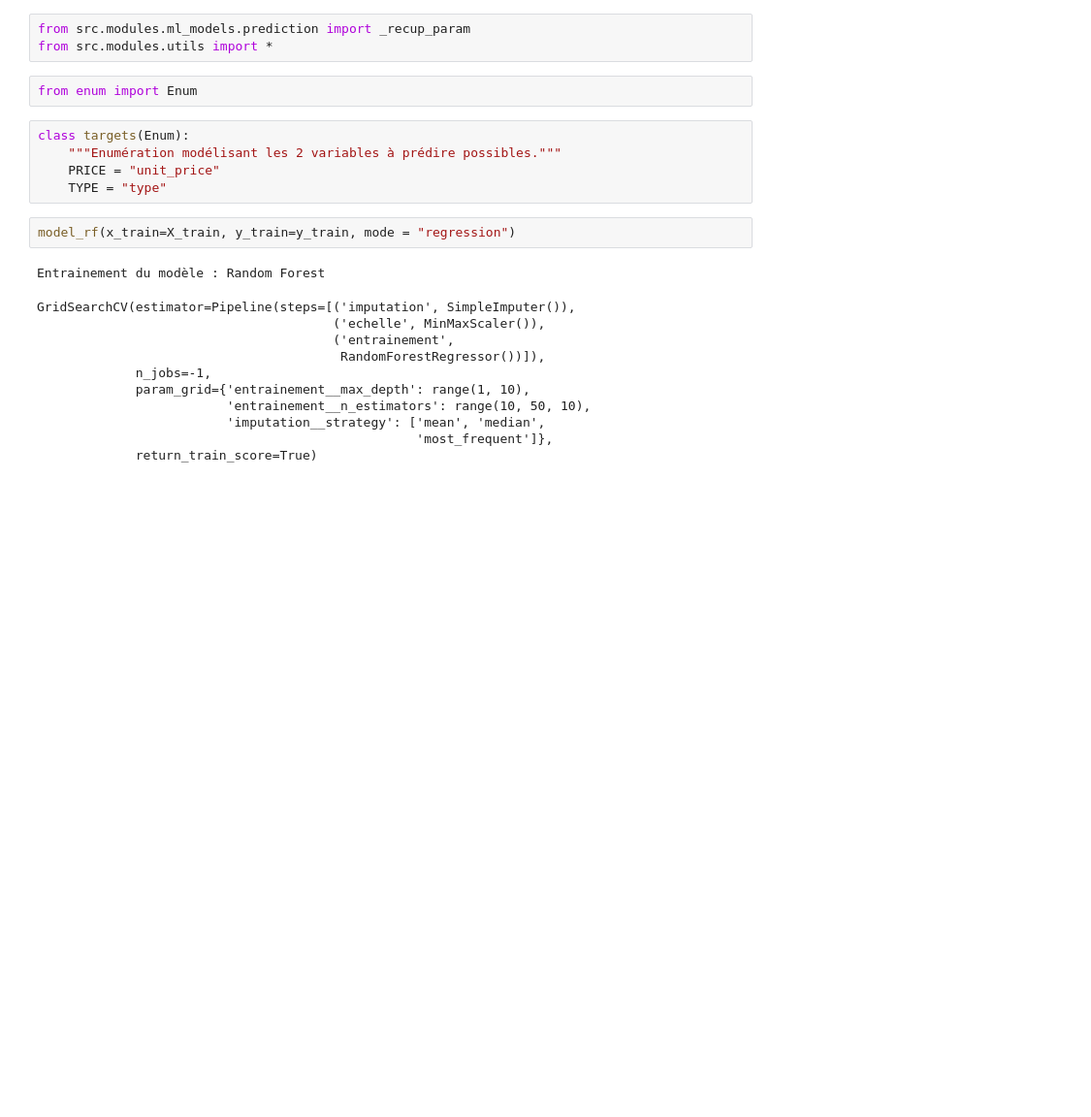
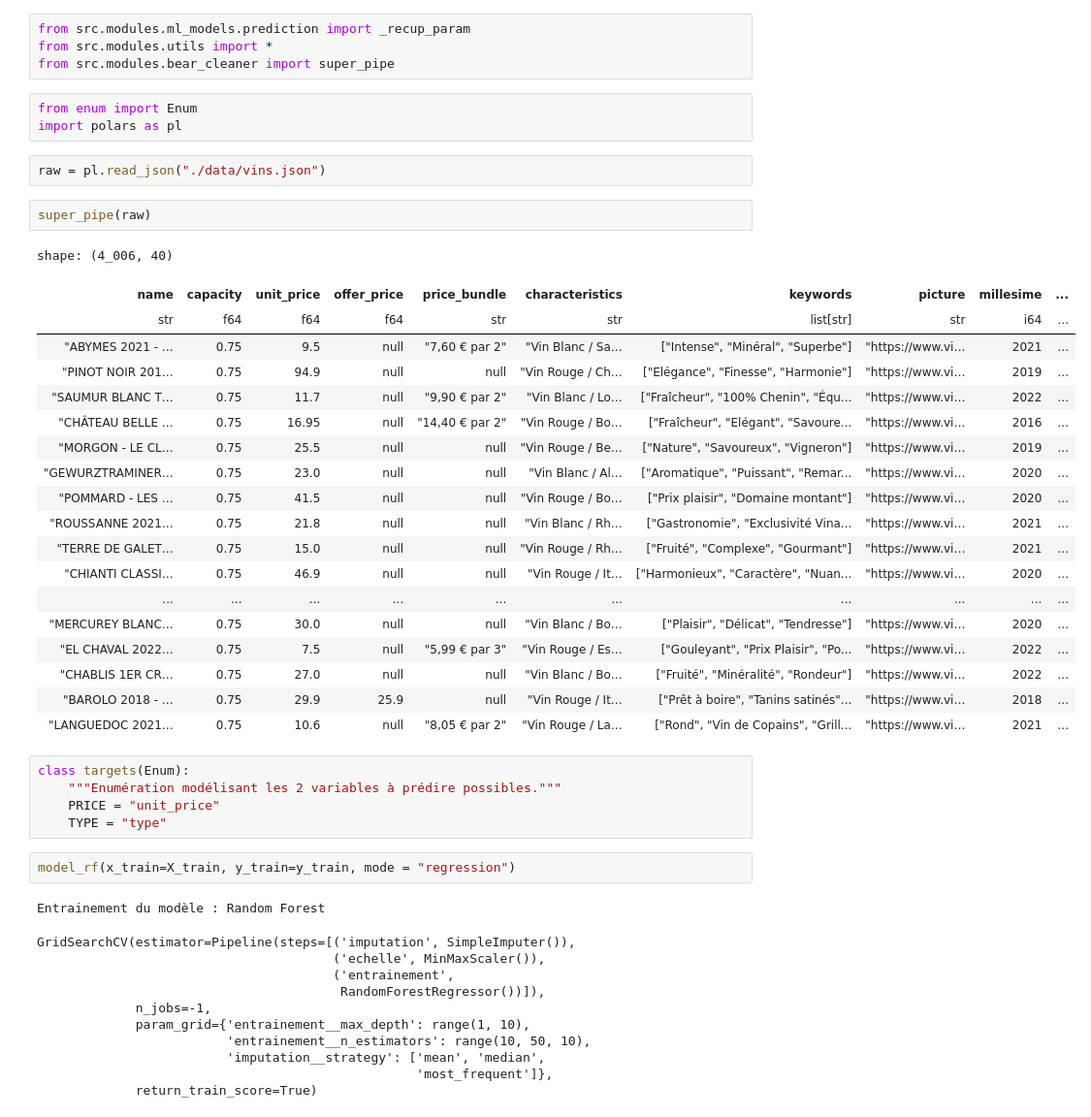
Before and after one commit to CDucloux/Wine-Scraping, a Jupyter notebook: test_models.ipynb, the cells around one changed output. Shown at 97% size. Drawn from its saved outputs; the diff is of its cells as text; blank space fills up the shorter version.

```diff
--- a/test_models.ipynb
+++ b/test_models.ipynb
@@ -1,8 +1,34 @@
 # %%
 from src.modules.ml_models.prediction import _recup_param
 from src.modules.utils import *
+from src.modules.bear_cleaner import super_pipe
 # %%
 from enum import Enum
+import polars as pl
+# %%
+raw = pl.read_json("./data/vins.json")
+# %%
+super_pipe(raw)
+# %% [output]
+shape: (4_006, 40)
+| name | capacity | unit_price | offer_price | price_bundle | characteristics | keywords | picture | millesime | ... |
+| str | f64 | f64 | f64 | str | str | list[str] | str | i64 | ... |
+| "ABYMES 2021 - … | 0.75 | 9.5 | null | "7,60 € par 2" | "Vin Blanc / Sa… | ["Intense", "Minéral", "Superbe"] | "https://www.vi… | 2021 | ... |
+| "PINOT NOIR 201… | 0.75 | 94.9 | null | null | "Vin Rouge / Ch… | ["Elégance", "Finesse", "Harmonie"] | "https://www.vi… | 2019 | ... |
+| "SAUMUR BLANC T… | 0.75 | 11.7 | null | "9,90 € par 2" | "Vin Blanc / Lo… | ["Fraîcheur", "100% Chenin", "Équ... | "https://www.vi… | 2022 | ... |
+| "CHÂTEAU BELLE … | 0.75 | 16.95 | null | "14,40 € par 2" | "Vin Rouge / Bo… | ["Fraîcheur", "Elégant", "Savoure... | "https://www.vi… | 2016 | ... |
+| "MORGON - LE CL… | 0.75 | 25.5 | null | null | "Vin Rouge / Be… | ["Nature", "Savoureux", "Vigneron"] | "https://www.vi… | 2019 | ... |
+| "GEWURZTRAMINER… | 0.75 | 23.0 | null | null | "Vin Blanc / Al… | ["Aromatique", "Puissant", "Remar... | "https://www.vi… | 2020 | ... |
+| "POMMARD - LES … | 0.75 | 41.5 | null | null | "Vin Rouge / Bo… | ["Prix plaisir", "Domaine montant"] | "https://www.vi… | 2020 | ... |
+| "ROUSSANNE 2021… | 0.75 | 21.8 | null | null | "Vin Blanc / Rh… | ["Gastronomie", "Exclusivité Vina... | "https://www.vi… | 2021 | ... |
+| "TERRE DE GALET… | 0.75 | 15.0 | null | null | "Vin Rouge / Rh… | ["Fruité", "Complexe", "Gourmant"] | "https://www.vi… | 2021 | ... |
+| "CHIANTI CLASSI… | 0.75 | 46.9 | null | null | "Vin Rouge / It… | ["Harmonieux", "Caractère", "Nuan... | "https://www.vi… | 2020 | ... |
+| ... | ... | ... | ... | ... | ... | ... | ... | ... | ... |
+| "MERCUREY BLANC… | 0.75 | 30.0 | null | null | "Vin Blanc / Bo… | ["Plaisir", "Délicat", "Tendresse"] | "https://www.vi… | 2020 | ... |
+| "EL CHAVAL 2022… | 0.75 | 7.5 | null | "5,99 € par 3" | "Vin Rouge / Es… | ["Gouleyant", "Prix Plaisir", "Po... | "https://www.vi… | 2022 | ... |
+| "CHABLIS 1ER CR… | 0.75 | 27.0 | null | null | "Vin Blanc / Bo… | ["Fruité", "Minéralité", "Rondeur"] | "https://www.vi… | 2022 | ... |
+| "BAROLO 2018 - … | 0.75 | 29.9 | 25.9 | null | "Vin Rouge / It… | ["Prêt à boire", "Tanins satinés"... | "https://www.vi… | 2018 | ... |
+| "LANGUEDOC 2021… | 0.75 | 10.6 | null | "8,05 € par 2" | "Vin Rouge / La… | ["Rond", "Vin de Copains", "Grill... | "https://www.vi… | 2021 | ... |
 # %%
 class targets(Enum):
     """Enumération modélisant les 2 variables à prédire possibles."""
```
Also changed, not shown: 6 other files.
